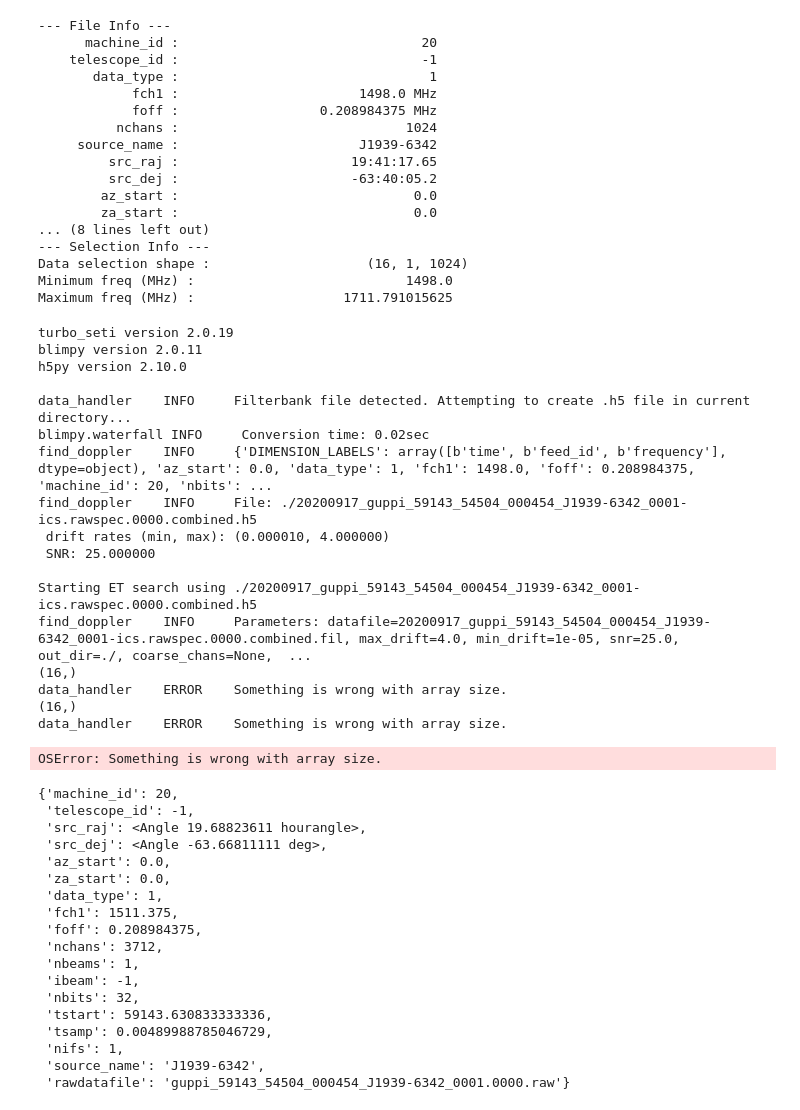
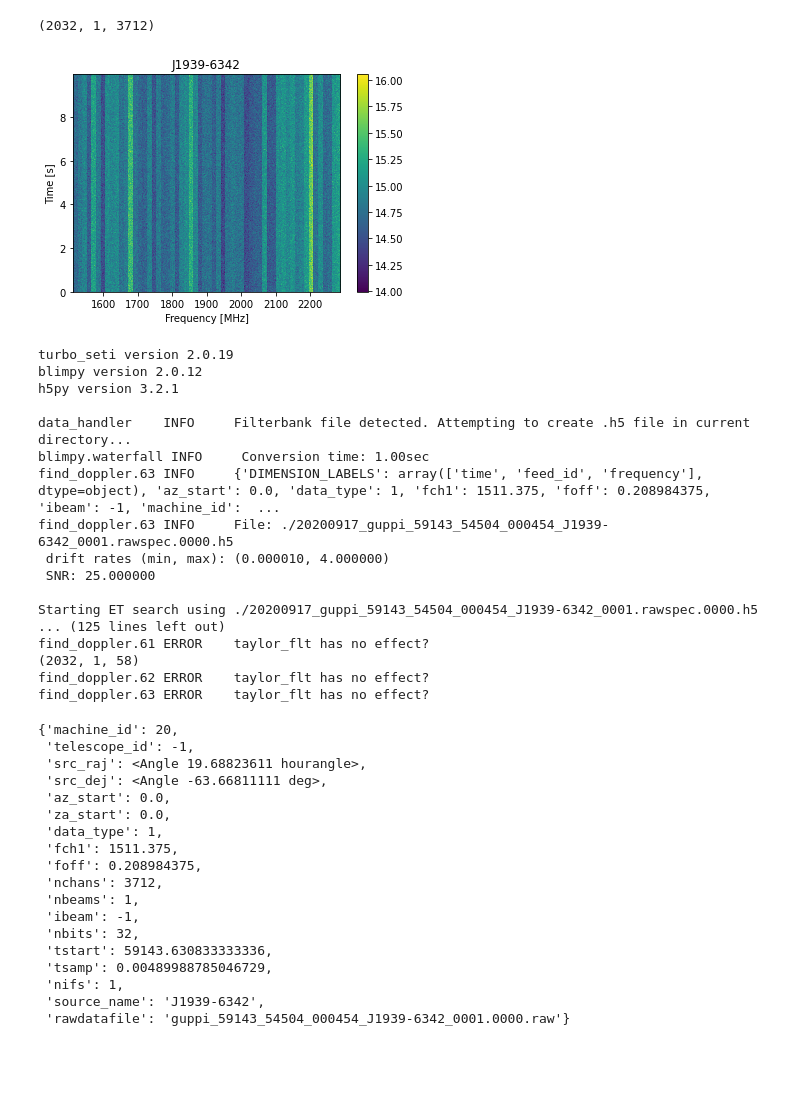
Before and after one commit to ZaynAmell/result, a Jupyter notebook: Turbo_SETI.ipynb, the cells around one changed output. Drawn from its saved outputs; the diff is of its cells as text; code cells hidden in the pictures; blank space fills up the shorter version.

```diff
--- a/Turbo_SETI.ipynb
+++ b/Turbo_SETI.ipynb
@@ -25,22 +9,7 @@ FILE
 # %%
-file='20200917_guppi_59143_54504_000454_J1939-6342_0001-ics.rawspec.0000.combined.fil'
+file='data/20200917_guppi_59143_54504_000454_J1939-6342_0001.rawspec.0000.fil'
 on=Waterfall(file)
-on.info()
+spectra=np.squeeze(on.data)
+on.data.shape
 # %% [output]
---- File Info ---
-      machine_id :                               20
-    telescope_id :                               -1
-       data_type :                                1
-            fch1 :                       1498.0 MHz
-            foff :                  0.208984375 MHz
-          nchans :                             1024
-     source_name :                       J1939-6342
-         src_raj :                      19:41:17.65
-         src_dej :                      -63:40:05.2
-        az_start :                              0.0
-        za_start :                              0.0
-... (8 lines left out)
---- Selection Info ---
-Data selection shape :                    (16, 1, 1024)
-Minimum freq (MHz) :                           1498.0
-Maximum freq (MHz) :                   1711.791015625
+(2032, 1, 3712)
@@ -49,22 +16,25 @@ n=abs(1711.791015625-1498.0)/0.208984375
+# %%
+on.plot_waterfall()
+# %% [output]
+[figure, added]
 # %%
-fdop = FindDoppler(file,n_coarse_chan=int(n))
+fdop = FindDoppler(file,n_coarse_chan=64)
 fdop.search()
 # %% [output]
 turbo_seti version 2.0.19
-blimpy version 2.0.11
-h5py version 2.10.0
+blimpy version 2.0.12
+h5py version 3.2.1
 
 data_handler    INFO     Filterbank file detected. Attempting to create .h5 file in current directory...
-blimpy.waterfall INFO     Conversion time: 0.02sec
-find_doppler    INFO     {'DIMENSION_LABELS': array([b'time', b'feed_id', b'frequency'], dtype=object), 'az_start': 0.0, 'data_type': 1, 'fch1': 1498.0, 'foff': 0.208984375, 'machine_id': 20, 'nbits': ...
-find_doppler    INFO     File: ./20200917_guppi_59143_54504_000454_J1939-6342_0001-ics.rawspec.0000.combined.h5
+blimpy.waterfall INFO     Conversion time: 1.00sec
+find_doppler.63 INFO     {'DIMENSION_LABELS': array(['time', 'feed_id', 'frequency'], dtype=object), 'az_start': 0.0, 'data_type': 1, 'fch1': 1511.375, 'foff': 0.208984375, 'ibeam': -1, 'machine_id':  ...
+find_doppler.63 INFO     File: ./20200917_guppi_59143_54504_000454_J1939-6342_0001.rawspec.0000.h5
  drift rates (min, max): (0.000010, 4.000000)
  SNR: 25.000000
 
-Starting ET search using ./20200917_guppi_59143_54504_000454_J1939-6342_0001-ics.rawspec.0000.combined.h5
-find_doppler    INFO     Parameters: datafile=20200917_guppi_59143_54504_000454_J1939-6342_0001-ics.rawspec.0000.combined.fil, max_drift=4.0, min_drift=1e-05, snr=25.0, out_dir=./, coarse_chans=None,  ...
-(16,)
-data_handler    ERROR    Something is wrong with array size.
-(16,)
-data_handler    ERROR    Something is wrong with array size.
+Starting ET search using ./20200917_guppi_59143_54504_000454_J1939-6342_0001.rawspec.0000.h5
+... (125 lines left out)
+find_doppler.61 ERROR    taylor_flt has no effect?
+(2032, 1, 58)
+find_doppler.62 ERROR    taylor_flt has no effect?
+find_doppler.63 ERROR    taylor_flt has no effect?
-OSError: Something is wrong with array size.
```
Also changed, not shown: parts of 10 cells of this notebook, 1 other file.
